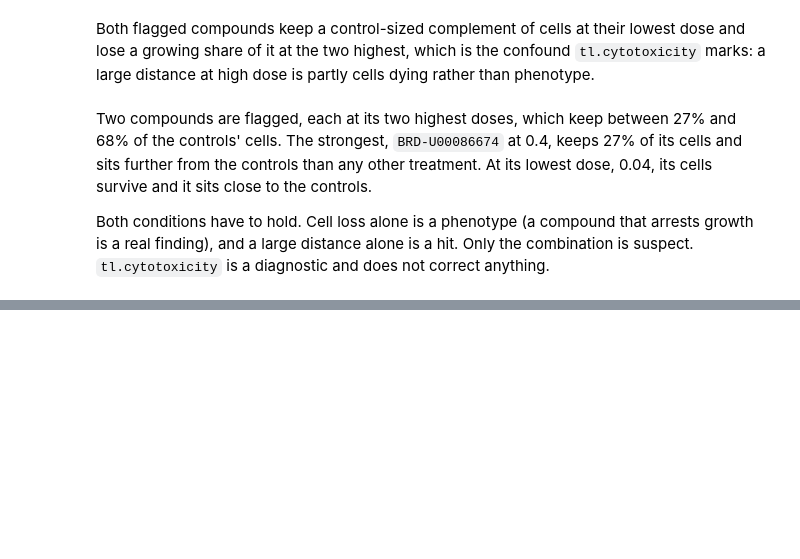
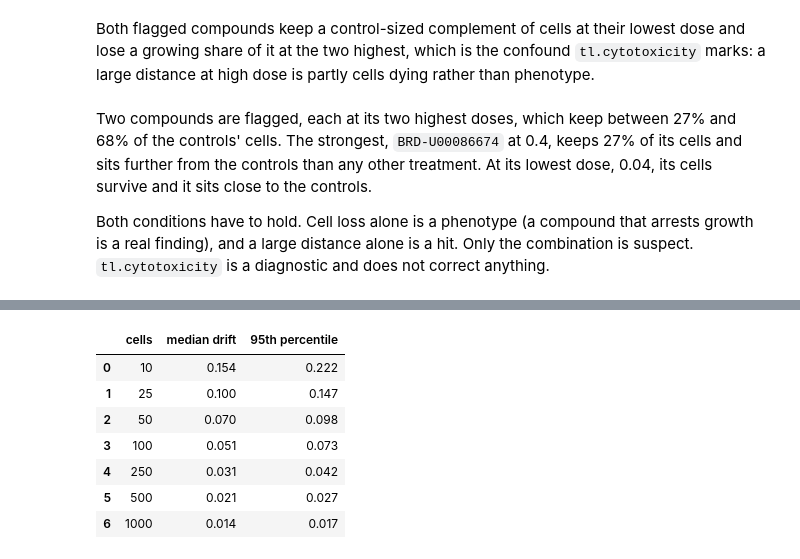
Before and after one commit to scverse/mantispy, a Jupyter notebook: docs/tutorials/compounds/hits.ipynb, the cells around one changed output, grey strips where cells are left out. Cells and saved outputs as stored; diff of their text form; code cells hidden in the pictures; blank space fills up the shorter version.

```diff
--- a/docs/tutorials/compounds/hits.ipynb
+++ b/docs/tutorials/compounds/hits.ipynb
@@ -284,0 +320,34 @@ not correct anything.
+# %%
+import pandas as pd
+
+cells = mt.ds.jump_cells()
+dmso = np.asarray(cells[cells.obs["Metadata_Control_Type"].to_numpy() == "negcon"].X, dtype=float)
+spread = np.nanstd(dmso, axis=0)
+usable = np.isfinite(spread) & (spread > 0)
+z = (dmso[:, usable] - np.nanmean(dmso[:, usable], axis=0)) / spread[usable]
+centre = np.nanmedian(z, axis=0)
+
+rng = np.random.default_rng(0)
+floor = []
+for n_cells in (10, 25, 50, 100, 250, 500, 1000):
+    drift = [
+        np.nanmedian(np.abs(np.nanmedian(z[rng.choice(len(z), n_cells, replace=False)], axis=0) - centre))
+        for _ in range(50)
+    ]
+    floor.append(
+        {
+            "cells": n_cells,
+            "median drift": round(float(np.median(drift)), 3),
+            "95th percentile": round(float(np.quantile(drift, 0.95)), 3),
+        }
+    )
+pd.DataFrame(floor)
+# %% [output]
+|  | cells | median drift | 95th percentile |
+| 0 | 10 | 0.154 | 0.222 |
+| 1 | 25 | 0.100 | 0.147 |
+| 2 | 50 | 0.070 | 0.098 |
+| 3 | 100 | 0.051 | 0.073 |
+| 4 | 250 | 0.031 | 0.042 |
+| 5 | 500 | 0.021 | 0.027 |
+| 6 | 1000 | 0.014 | 0.017 |
```
Also changed, not shown: parts of 8 cells of this notebook, 6 other files.
